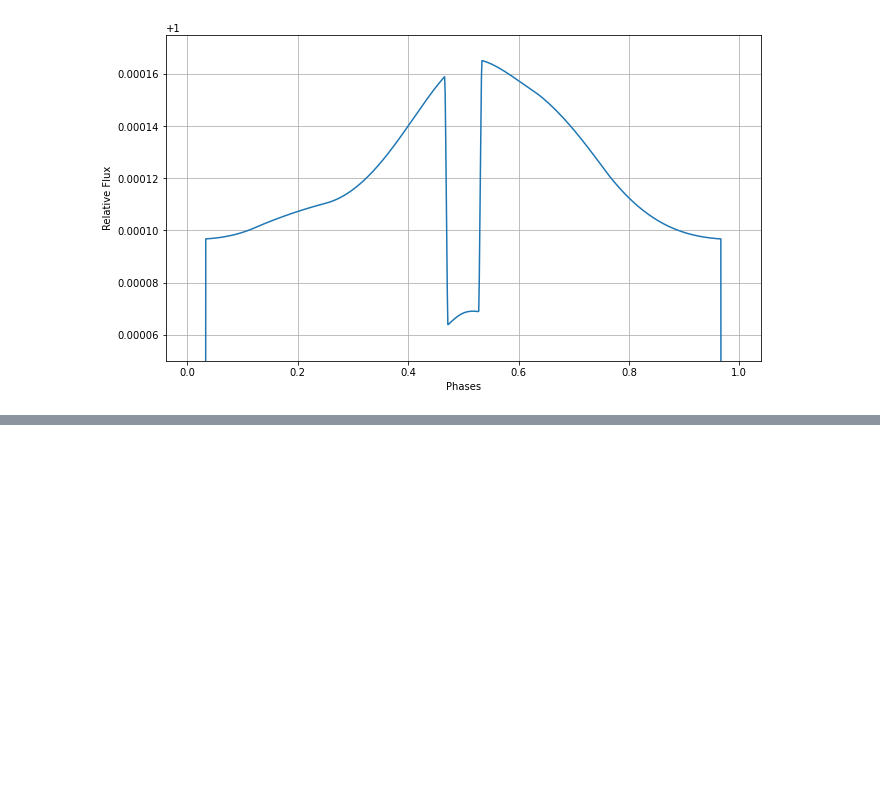
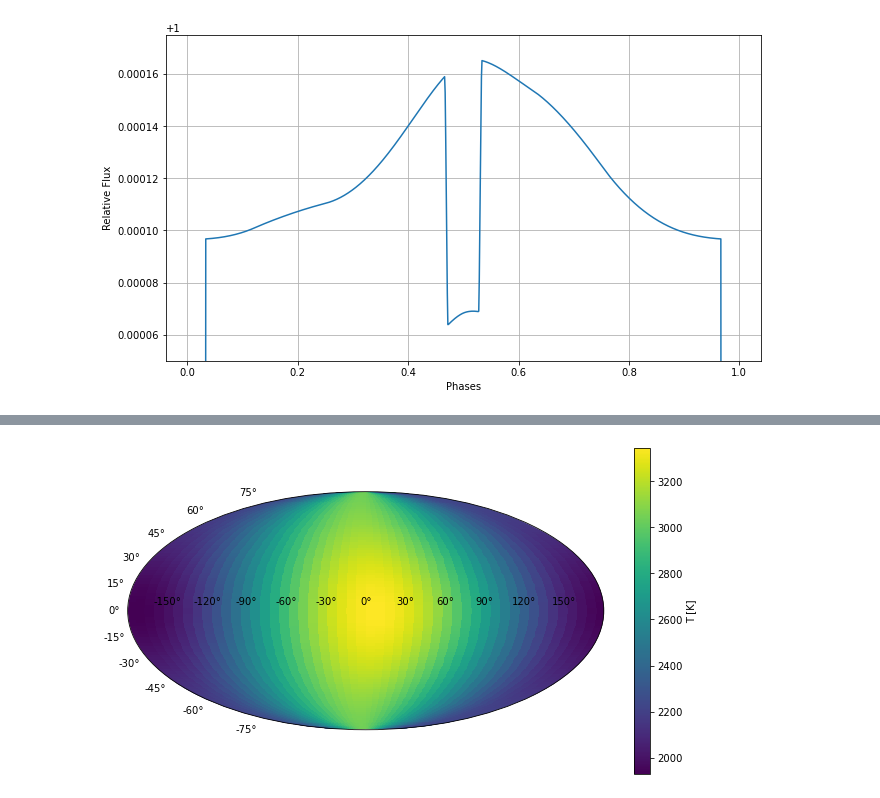
Before and after one commit to Jayshil/kelp-tutorials, a Jupyter notebook: p2.ipynb, the cells around one changed output, grey strips where cells are left out. Cells and saved outputs as stored; diff of their text form; code cells hidden in the pictures; blank space fills up the shorter version.

```diff
--- a/p2.ipynb
+++ b/p2.ipynb
@@ -135,0 +148,9 @@ KeyboardInterrupt:
+# %%
+# Plot the temperature map
+fig = plt.figure(figsize=(16/1.5,9/1.5))
+ax = fig.add_subplot(111, projection='mollweide')
+cax = ax.pcolormesh(phi2d, theta2d - np.pi/2, tmap.eval()[:,:,0,0], shading='auto')
+plt.colorbar(cax, label='T [K]')
+plt.show()
+# %% [output]
+[figure, added]
```
Also changed, not shown: parts of 5 cells of this notebook.
